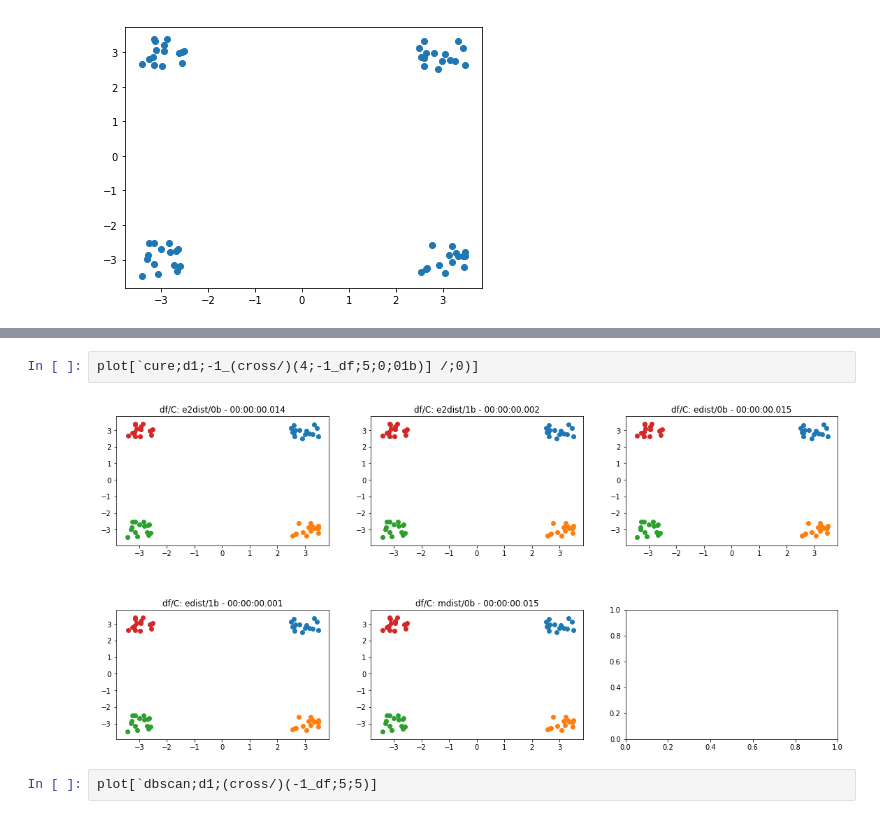
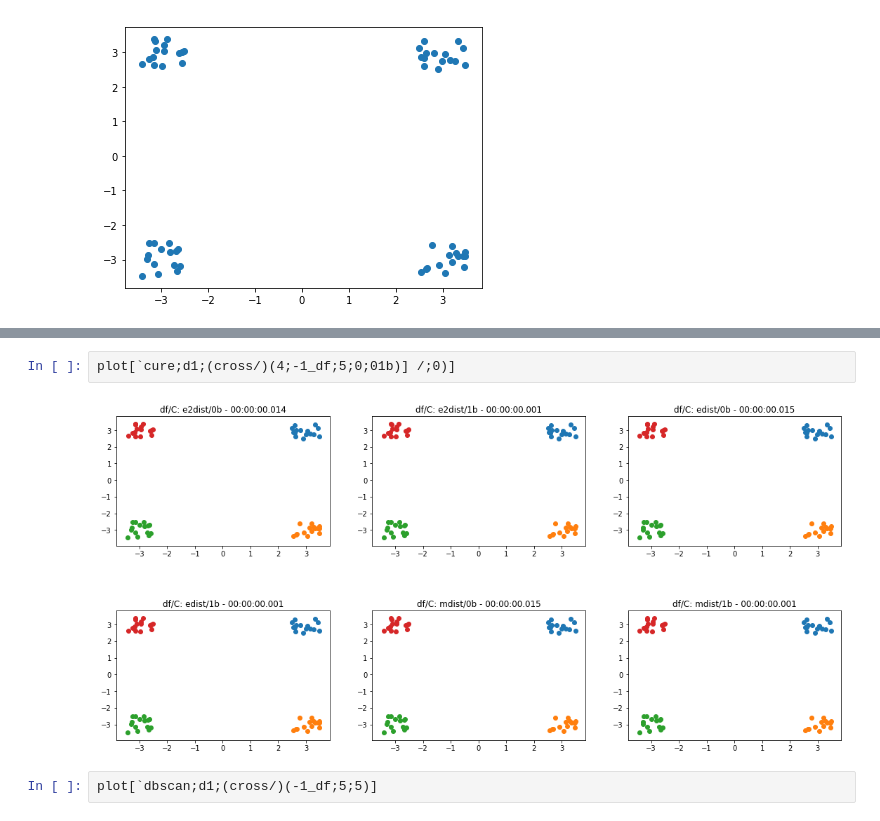
Before and after one commit to KxSystems/ml, a Jupyter notebook: clust/notebooks/clustering.ipynb, the cells around one changed output, grey strips where cells are left out. Drawn from its saved outputs; the diff is of its cells as text.

```diff
--- a/clust/notebooks/clustering.ipynb
+++ b/clust/notebooks/clustering.ipynb
@@ -35,7 +44,7 @@ plt[`:show][];
 # %%
-plot[`cure;d1;-1_(cross/)(4;-1_df;5;0;01b)] /;0)]
+plot[`cure;d1;(cross/)(4;-1_df;5;0;01b)] /;0)]
 # %% [output]
-[figure, old version]
+[figure, new version]
 # %%
 plot[`dbscan;d1;(cross/)(-1_df;5;5)]
 # %% [output]
```
Also changed, not shown: parts of 17 cells of this notebook, 13 other files.
